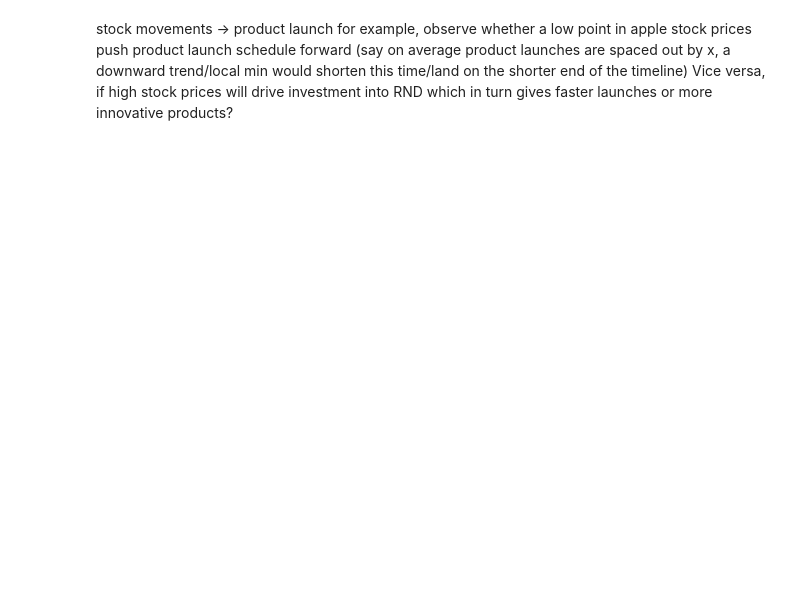
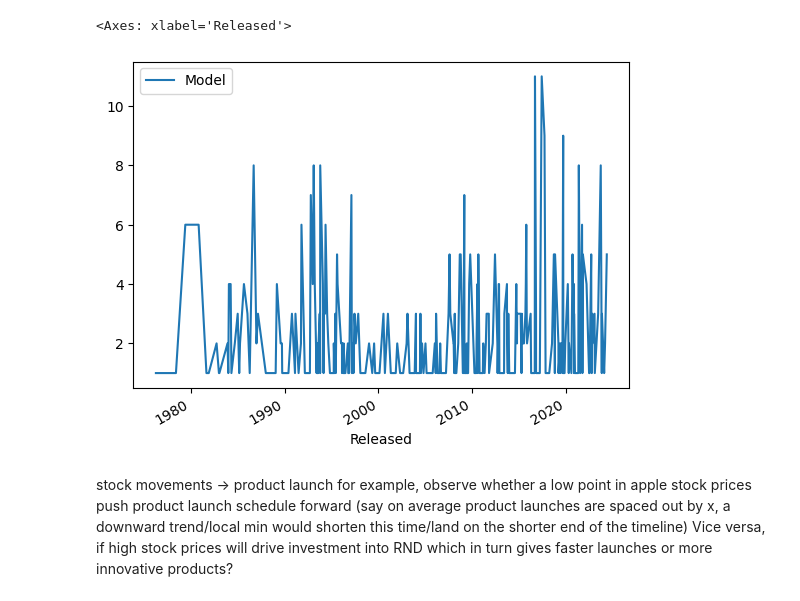
Before and after one commit to JewwyC/MGMT172GRP8, a Jupyter notebook: jerry.ipynb, the cells around one changed output. Cells and saved outputs as stored; diff of their text form; code cells hidden in the pictures; blank space fills up the shorter version.

```diff
--- a/jerry.ipynb
+++ b/jerry.ipynb
@@ -64,3 +70,8 @@ NameError: name 'plt' is not defined
+# %%
+df[['Released', 'Model']].groupby('Released').count().plot()
+# %% [output]
+<Axes: xlabel='Released'>
+[figure, added]
 # %% [markdown]
 stock movements -> product launch
 for example, observe whether a low point in apple stock prices push product launch schedule forward (say on average product launches are spaced out by x, a downward trend/local min would shorten this time/land on the shorter end of the timeline)
```
Also changed, not shown: parts of 4 cells of this notebook.
